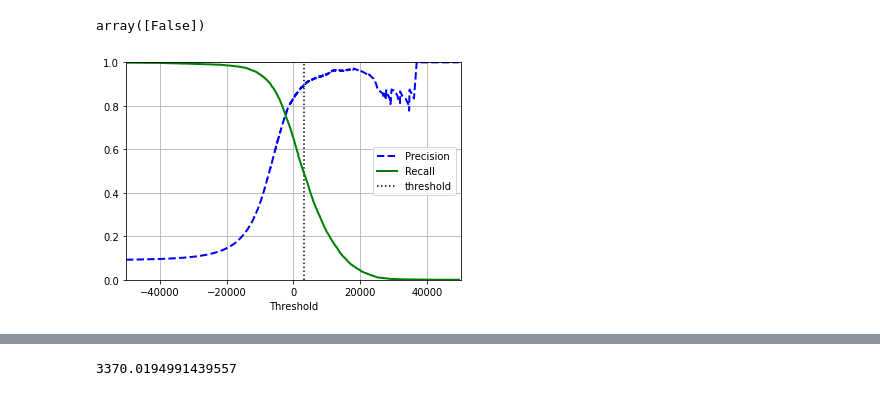
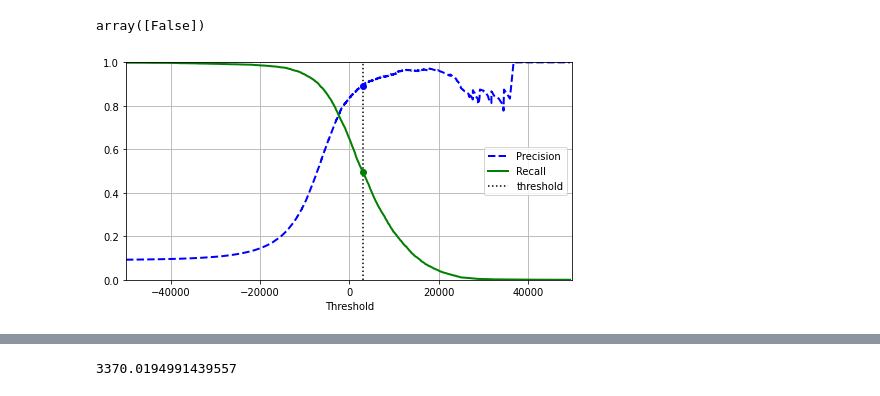
Before and after one commit to monisakhtar/ML, a Jupyter notebook: MNIST.ipynb, the cells around one changed output, grey strips where cells are left out. Cells and saved outputs as stored; diff of their text form; code cells hidden in the pictures.

```diff
--- a/MNIST.ipynb
+++ b/MNIST.ipynb
@@ -171,19 +163,25 @@ y_some_digit_pred
 # %% [output]
 array([False])
 # %%
-y_scores = cross_val_predict(sgd_clf, X_train, y_train_5, cv=3,
-                              method="decision_function")
+y_scores = cross_val_predict(sgd_clf, X_train, y_train_5, cv=3, method="decision_function")
 # %%
 from sklearn.metrics import precision_recall_curve
 precisions, recalls, thresholds = precision_recall_curve(y_train_5, y_scores)
 # %%
+plt.figure(figsize=(8, 4))  # extra code – it's not needed, just formatting
 plt.plot(thresholds, precisions[:-1], "b--", label="Precision", linewidth=2)
 plt.plot(thresholds, recalls[:-1], "g-", label="Recall", linewidth=2)
 plt.vlines(threshold, 0, 1.0, "k", "dotted", label="threshold")
+
+# extra code – this section just beautifies and saves Figure 3–5
+idx = (thresholds >= threshold).argmax()  # first index ≥ threshold
+plt.plot(thresholds[idx], precisions[idx], "bo")
+plt.plot(thresholds[idx], recalls[idx], "go")
 plt.axis([-50000, 50000, 0, 1])
 plt.grid()
 plt.xlabel("Threshold")
 plt.legend(loc="center right")
+
 plt.show()
 # %% [output]
-[figure, old version]
+[figure, new version]
```
Also changed, not shown: parts of 51 cells of this notebook.
